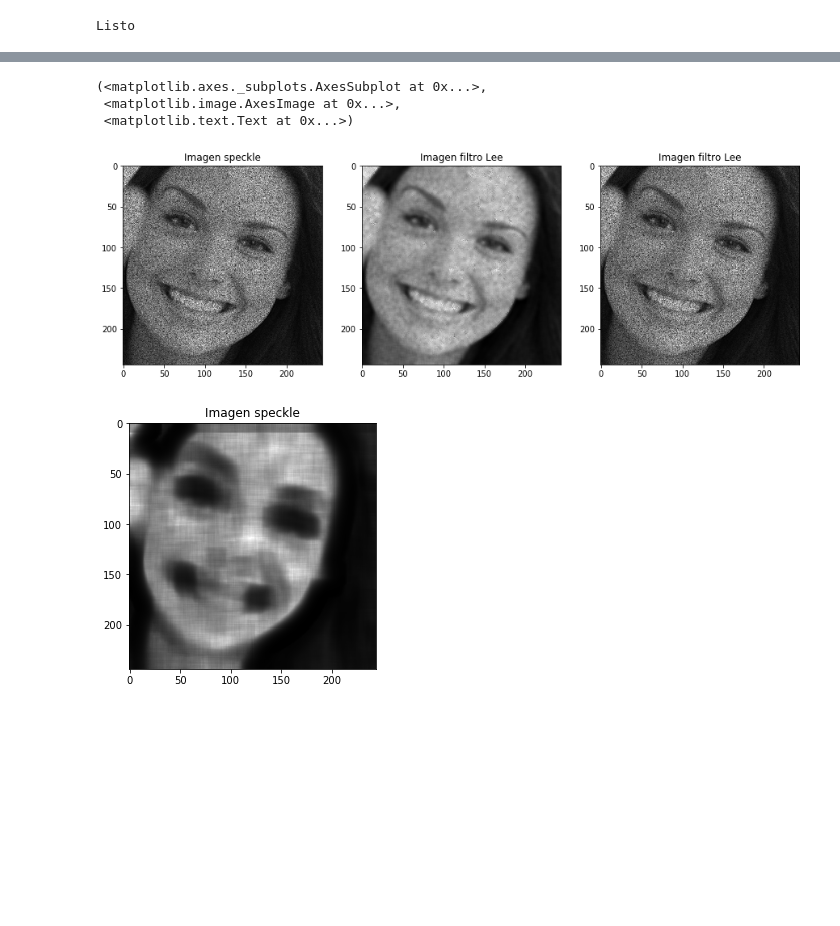
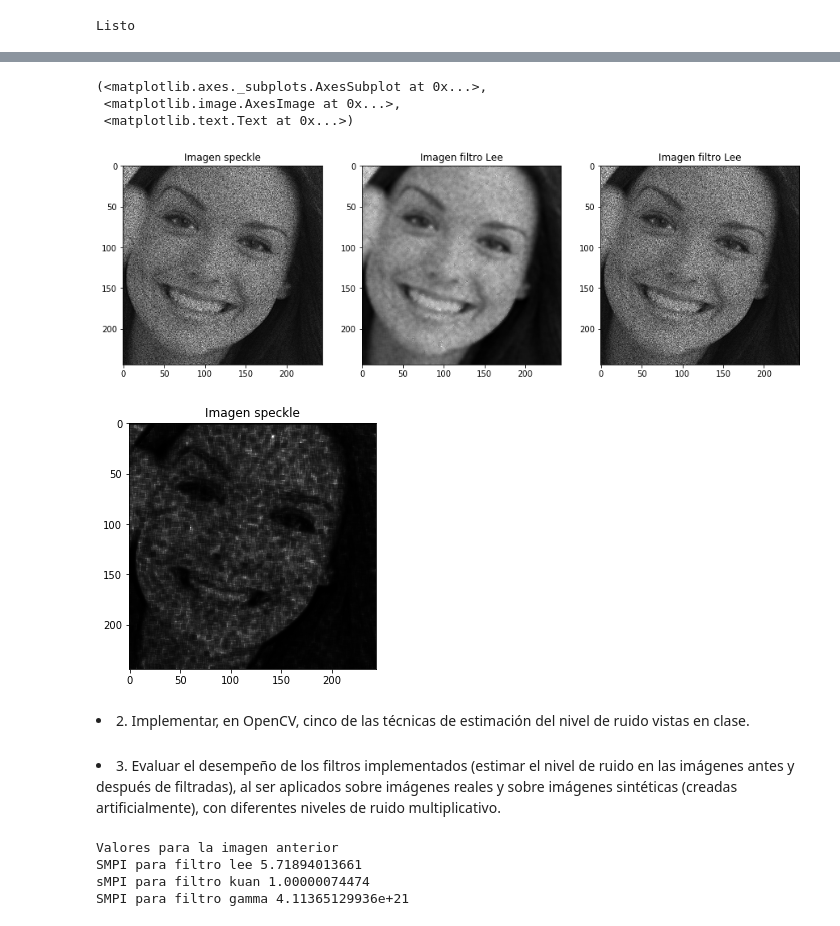
Before and after one commit to seradiazpin/MachineVisionUnal, a Jupyter notebook: Tarea4/Tarea4.ipynb, the cells around one changed output, grey strips where cells are left out. Drawn from its saved outputs; the diff is of its cells as text; code cells hidden in the pictures; blank space fills up the shorter version.

```diff
--- a/Tarea4/Tarea4.ipynb
+++ b/Tarea4/Tarea4.ipynb
@@ -75,34 +74,72 @@ def kuan_filter(img, size):
     down = img_variance**2 + (img_mean + img_variance**2)/L
 
     img_output = img_mean + up/down
     return img_output
 
 def gamma_filter(img, size):
     img_mean = uniform_filter(img, (size, size))
     img_sqr_mean = uniform_filter(img**2, (size, size))
     img_variance = img_sqr_mean - img_mean**2
 
     L = (img.mean() - img.std())**2
     a = (L+1)/(L*(img_variance/img_mean**2) -1)
 
     const = (a - L - 1)
 
     val = (img_mean**2)*(const**2) + (4*a*L*img*img_mean)
     raiz = np.sqrt(val)
 
     img_output = (a*img_mean + raiz )/ 2*a
     return img_output
 
+lee_img = lee_filter(specle_img,5)
+kuan_img = kuan_filter(specle_img,10)
+gamma_img = gamma_filter(specle_img,5)
+
 plt.figure(1,figsize=(15,5))
 plt.subplot(131), plt.imshow(specle_img, cmap=plt.cm.gray), plt.title('Imagen speckle')
-plt.subplot(132), plt.imshow(lee_filter(specle_img,5), cmap=plt.cm.gray), plt.title('Imagen filtro Lee')
-plt.subplot(133), plt.imshow(kuan_filter(specle_img,10), cmap=plt.cm.gray), plt.title('Imagen filtro Lee')
+plt.subplot(132), plt.imshow(lee_img, cmap=plt.cm.gray), plt.title('Imagen filtro Lee')
+plt.subplot(133), plt.imshow(kuan_img, cmap=plt.cm.gray), plt.title('Imagen filtro Lee')
 
 plt.figure(2,figsize=(15,5))
-plt.subplot(131), plt.imshow(gamma_filter(specle_img,20), cmap=plt.cm.gray), plt.title('Imagen speckle')
+plt.subplot(131), plt.imshow(gamma_img, cmap=plt.cm.gray), plt.title('Imagen speckle')
 # %% [output]
 (<matplotlib.axes._subplots.AxesSubplot at 0x...>,
  <matplotlib.image.AxesImage at 0x...>,
  <matplotlib.text.Text at 0x...>)
 [figure]
-[figure, old version]
+[figure, new version]
+# %% [markdown]
+<li>2. Implementar, en OpenCV, cinco de las técnicas de estimación del nivel de ruido vistas en clase.</li>
+<h1 style="font-size:100%; background-color:rgba(70, 0, 700, 0.2); color:black; text-align:center; line-height : 30px;"></h1>
+<li>3. Evaluar el desempeño de los filtros implementados (estimar el nivel de ruido en las imágenes antes y después de filtradas), al ser aplicados sobre imágenes reales y sobre imágenes sintéticas (creadas artificialmente), con diferentes niveles de ruido multiplicativo.</li>
+# %%
+def snr(img):
+    return img.mean()/img.std()
+
+def enl(img):
+    return snr(img)**2
+
+def ssi(noise,filtered):
+    return (filtered.std()/filtered.mean()) * (noise.mean()/ noise.std())
+
+def smpi(noise,filtered):
+    m0 = 1+ np.abs(noise.mean() - filtered.mean())
+    return m0 * (filtered.std()/noise.std())
+
+def quality(noise,filtered):
+    ys = np.median(noise) - np.abs(np.median(noise) - np.median(filtered))
+    var = variance(filtered)
+    L0 = enl(noise)
+    return (ys**2)/(L0*var)
+
+print "Valores para la imagen anterior"
+
+print "SMPI para filtro lee",smpi(specle_img,lee_img)
+print "sMPI para filtro kuan",smpi(specle_img,kuan_img)
+print "SMPI para filtro gamma", smpi(specle_img,gamma_img)
+# %% [output]
+Valores para la imagen anterior
+SMPI para filtro lee 5.71894013661
+sMPI para filtro kuan 1.00000074474
+SMPI para filtro gamma 4.11365129936e+21
```
Also changed, not shown: parts of 2 cells of this notebook.
